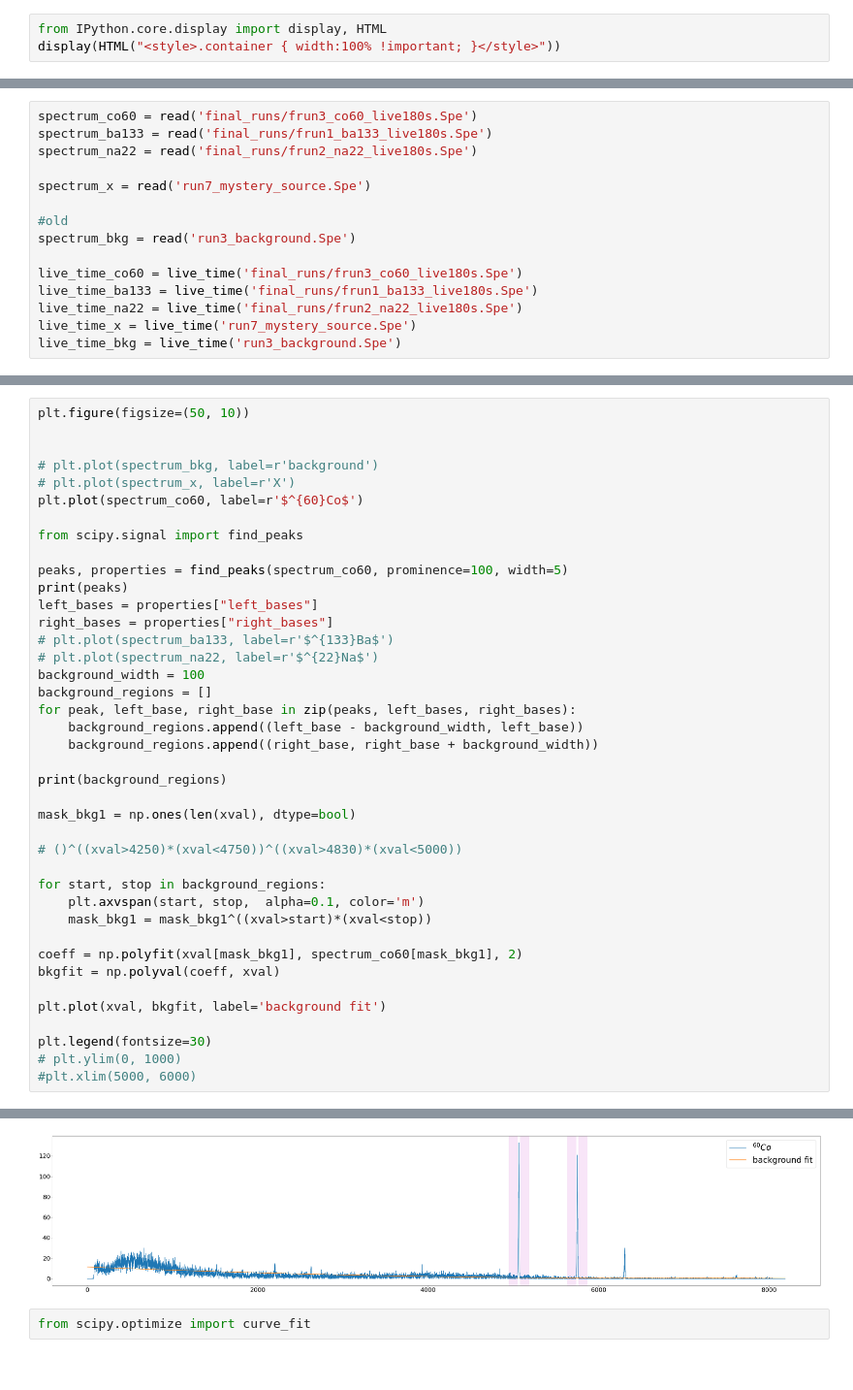
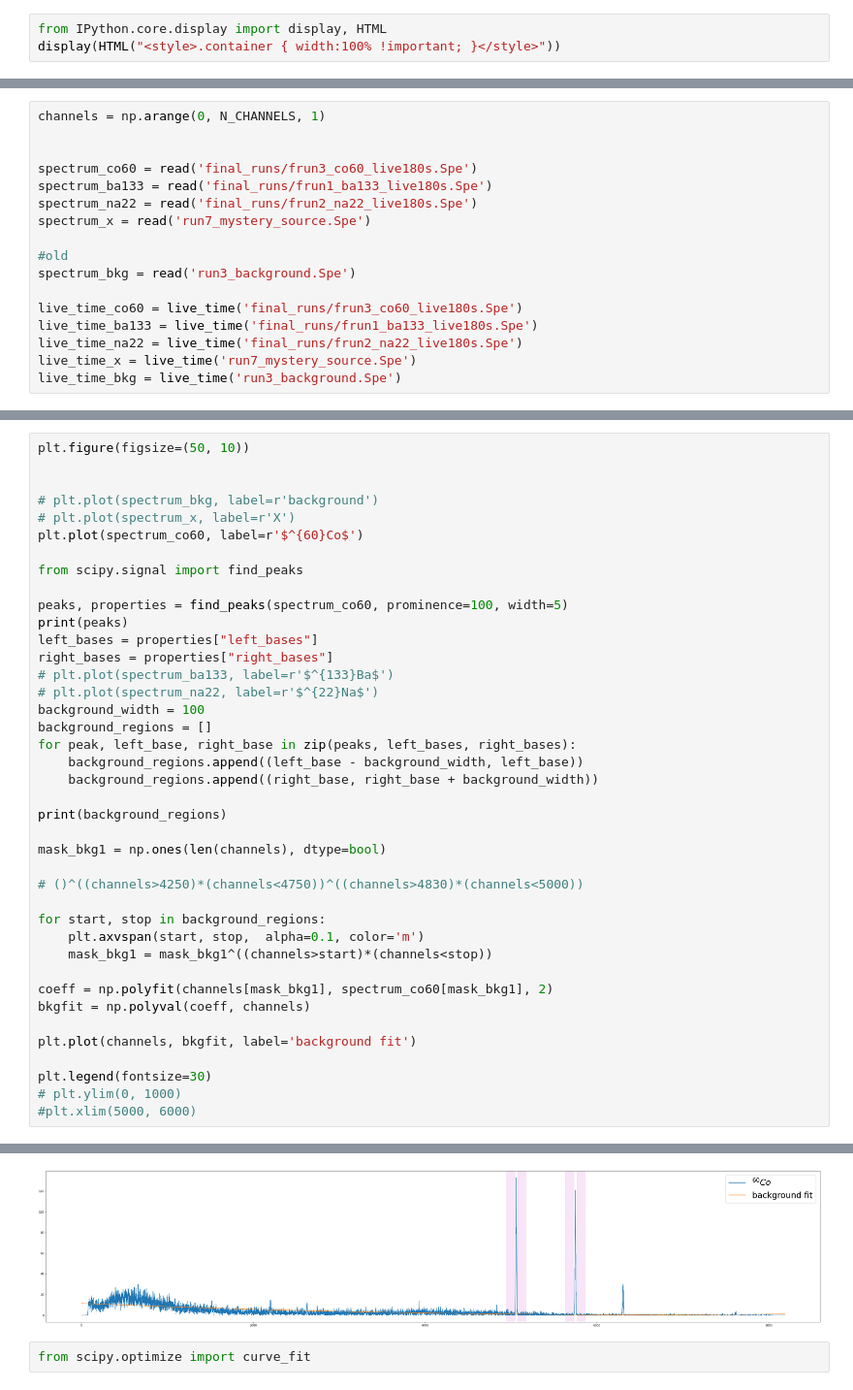
Before and after one commit to callum-mccracken/GRIDS_2022, a Jupyter notebook: HPGe/plot_FinalSpectra.ipynb, the cells around one changed output, grey strips where cells are left out. Shown at 97% size. Cells and saved outputs as stored; diff of their text form.

```diff
--- a/HPGe/plot_FinalSpectra.ipynb
+++ b/HPGe/plot_FinalSpectra.ipynb
@@ -30,10 +30,12 @@ def read_time(spe_filename):
 def live_time(spe_filename):
     return read_time(spe_filename)[0]
 # %%
+channels = np.arange(0, N_CHANNELS, 1)
+
+
 spectrum_co60 = read('final_runs/frun3_co60_live180s.Spe')
 spectrum_ba133 = read('final_runs/frun1_ba133_live180s.Spe')
 spectrum_na22 = read('final_runs/frun2_na22_live180s.Spe')
-
 spectrum_x = read('run7_mystery_source.Spe')
 
 #old
@@ -154,40 +212,40 @@ plt.plot(spectrum_co60, label=r'$^{60}Co$')
 from scipy.signal import find_peaks
 
 peaks, properties = find_peaks(spectrum_co60, prominence=100, width=5)
 print(peaks)
 left_bases = properties["left_bases"]
 right_bases = properties["right_bases"]
 # plt.plot(spectrum_ba133, label=r'$^{133}Ba$')
 # plt.plot(spectrum_na22, label=r'$^{22}Na$')
 background_width = 100
 background_regions = []
 for peak, left_base, right_base in zip(peaks, left_bases, right_bases):
     background_regions.append((left_base - background_width, left_base))
     background_regions.append((right_base, right_base + background_width))
 
 print(background_regions)
 
-mask_bkg1 = np.ones(len(xval), dtype=bool)
+mask_bkg1 = np.ones(len(channels), dtype=bool)
 
-# ()^((xval>4250)*(xval<4750))^((xval>4830)*(xval<5000))
+# ()^((channels>4250)*(channels<4750))^((channels>4830)*(channels<5000))
 
 for start, stop in background_regions:
     plt.axvspan(start, stop,  alpha=0.1, color='m')
-    mask_bkg1 = mask_bkg1^((xval>start)*(xval<stop))
+    mask_bkg1 = mask_bkg1^((channels>start)*(channels<stop))
 
-coeff = np.polyfit(xval[mask_bkg1], spectrum_co60[mask_bkg1], 2)
-bkgfit = np.polyval(coeff, xval)
+coeff = np.polyfit(channels[mask_bkg1], spectrum_co60[mask_bkg1], 2)
+bkgfit = np.polyval(coeff, channels)
 
-plt.plot(xval, bkgfit, label='background fit')
+plt.plot(channels, bkgfit, label='background fit')
 
 plt.legend(fontsize=30)
 # plt.ylim(0, 1000)
 #plt.xlim(5000, 6000)
 # %% [output]
 [5063 5752]
 [(4948, 5048), (5079, 5179), (5635, 5735), (5765, 5865)]
 <matplotlib.legend.Legend at 0x...>
-[figure, old version]
+[figure, new version]
 # %%
 from scipy.optimize import curve_fit
 # %%
```
Also changed, not shown: parts of 23 cells of this notebook.
